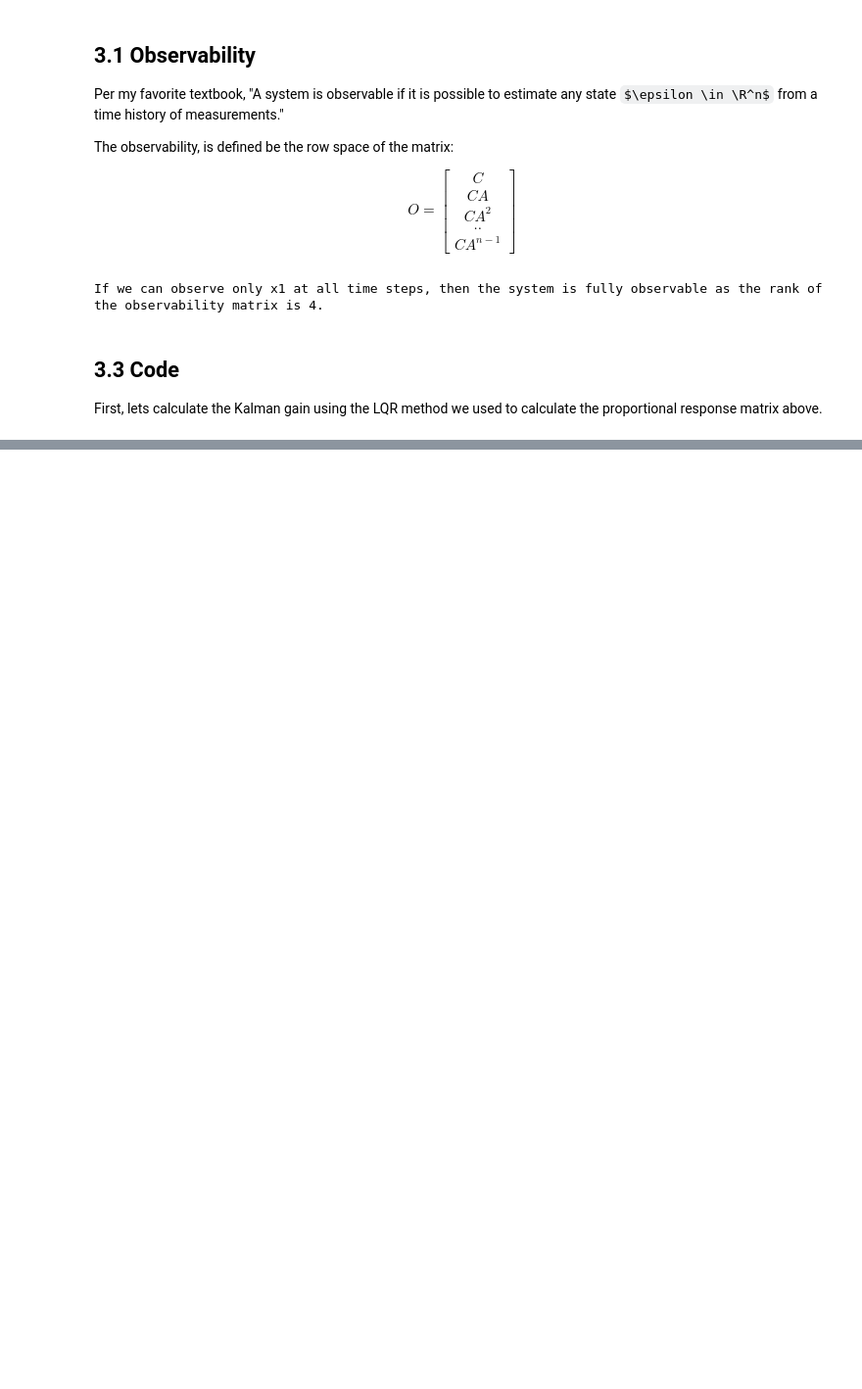
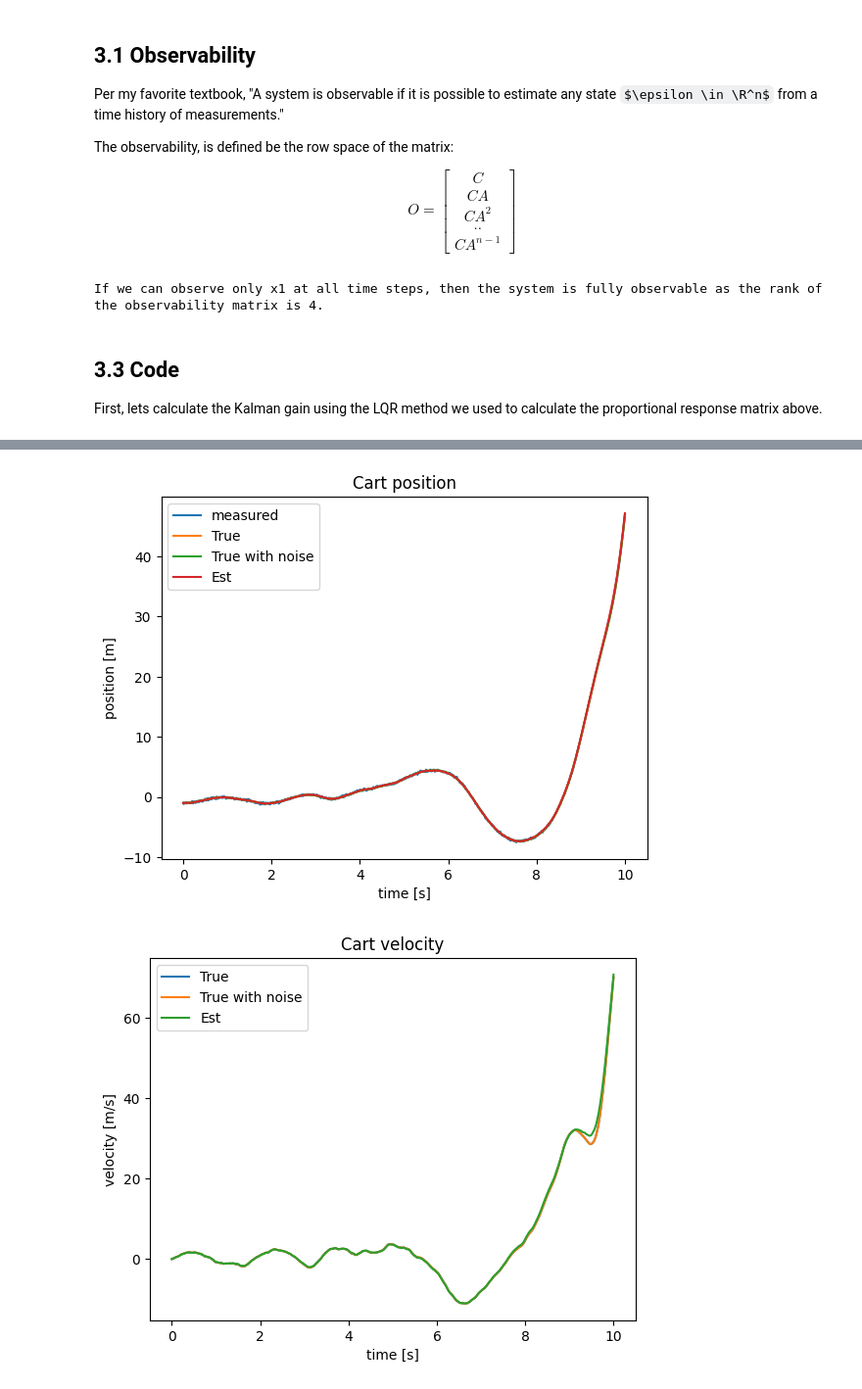
Before and after one commit to paxtonsc/inverted-pendulum-project, a Jupyter notebook: inverted_pendulm.ipynb, the cells around one changed output, grey strips where cells are left out. Shown at 98% size. Drawn from its saved outputs; the diff is of its cells as text; code cells hidden in the pictures; some formulas as TeX source; blank space fills up the shorter version.

```diff
--- a/inverted_pendulm.ipynb
+++ b/inverted_pendulm.ipynb
@@ -177,12 +183,18 @@ def u_func(x, K):
     """
     Proportional control.
 
+    Parameters:
     x (numpy.ndarray): state vector (4, )
     K (numpy.ndarray): Proportional control matrix (1, 4)
+
+    Returns:
+    u (numpy.ndarray): control input (1, )
     """
     return - K @ x
 
-def dxdt(x, _, K):
+def dxdt_wrapper(x, _, K):
+    """Wrapper for dxdt_nonlinear functions with different parameters."""
+
     return dxdt_nonlinear(x, _, u_func(x, K))
 
 def dxdt_linear(x, _, u, omega=np.zeros(4)):
@@ -201,15 +213,16 @@ def dxdt_linear(x, _, u, omega=np.zeros(4)):
 
     return dxdt.reshape(4)
 
-def dxdt_nonlinear(x, _, force, omega=np.zeros(4)):
+def dxdt_nonlinear(x, _, u, omega=np.zeros(4)):
     """
     Function that defines the non-linear first order differential equations
     for the inverted pendulum.
 
     Parameters:
     ----------
-    x (numpy.ndarray): full state vector (4, )
-    K (numpy.ndarray): Proportional control matrix (1, 4)
+    x (numpy.ndarray): state vector (4, )
+    u (numpy.ndarray): control input (1, )
+    omega (numpy.ndarray): gaussian noise (4, )
 
     Returns:
     --------
@@ -219,7 +232,7 @@ def dxdt_nonlinear(x, _, force, omega=np.zeros(4)):
 
     theta = x[2]
     global g, m, l, M
-    force = force[0]
+    force = u[0]
 
     dxdt = np.zeros(4)
 
@@ -251,7 +264,7 @@ def solve_cart_control(t, X0, K, dxdt):
 
     """
 
-    X = scipy.integrate.odeint(dxdt, np.resize(X0, 4), t, (K, ))
+    X = scipy.integrate.odeint(dxdt_wrapper, np.resize(X0, 4), t, (K,  ))
     U = (K @ X.T).T
 
     return X, U
@@ -641,7 +626,7 @@ $$
 O = \begin{bmatrix} C \\ C A \\ CA^2 \\ .. \\ CA^{n-1} \end{bmatrix}
 $$
 # %%
-C = np.array([1, 1, 1, 1]).reshape(1,4)
+# Define C where we only observe x1
 C = np.array([1, 0, 0, 0]).reshape(1,4)
 
 print(f"If we can observe only x1 at all time steps, then the system is fully observable as the rank of the observability matrix is {np.linalg.matrix_rank(control.obsv(A, C))}.")
@@ -725,6 +709,8 @@ def dxdt_nonlinear_wrapper(_, x, u, omega=np.zeros(4)):
 import copy
 
 def run_cart_sim():
+    """Function that iterates over each time step and returns the true state, the state with noise, the estimated state, the measurement, the control input, and the noise. """
+
     X_true = np.zeros((len(X0), len(t)))
     X_true[:, 0] = X0
     X_true_with_noise = copy.deepcopy(X_true)
@@ -742,12 +728,12 @@ def run_cart_sim():
         u_est = -Kr @ X_est[:, i]
 
         dxdt_est = dxhatdt(t[i], X_est[:, i], u_est, y[i])
-        dxdt_true = dxdt_linear_wrapper(t[i], X_true[:, i], u_est, np.zeros(4))
-        dxdt_with_noise = dxdt_linear_wrapper(t[i], X_true_with_noise[:, i], u_est, omega[0:4])
+        dxdt_true = dxdt_nonlinear_wrapper(t[i], X_true[:, i], u_est, np.zeros(4))
+        dxdt_with_noise = dxdt_nonlinear_wrapper(t[i], X_true_with_noise[:, i], u_est, omega[0:4])
 
         X_est[:, i+1] = X_est[:, i] + dxdt_est * dt
         X_true[:, i+1] = X_true[:, i] + dxdt_true * dt
-        X_true_with_noise[:, i+1] = X_true_with_noise[:, i] + dxdt_with_noise * dt
+        X_true_with_noise[:, i+1] = X_true[:, i] + dxdt_with_noise * dt
 
         y[i+1] = C @ X_true_with_noise[:, i+1] + omega[4]
         u[i] = u_est
@@ -791,0 +792,14 @@ plt.show()
+# %%
+Vd = np.eye(4) # disturbance covariance
+Vn = 1 # measurement noise covariance
+
+Kf = control.lqr(A.T, C.T, Vd, Vn)[0].T
+
+t = np.linspace(0, 10, 1000)
+
+X_true, X_true_with_noise, X_est, y, u, omegas = run_cart_sim()
+
+plot_true_and_estimated_data(X_true, X_true_with_noise, X_est, y, t)
+# %% [output]
+[figure, added]
+[figure, added]
```
Also changed, not shown: parts of 23 cells of this notebook.
